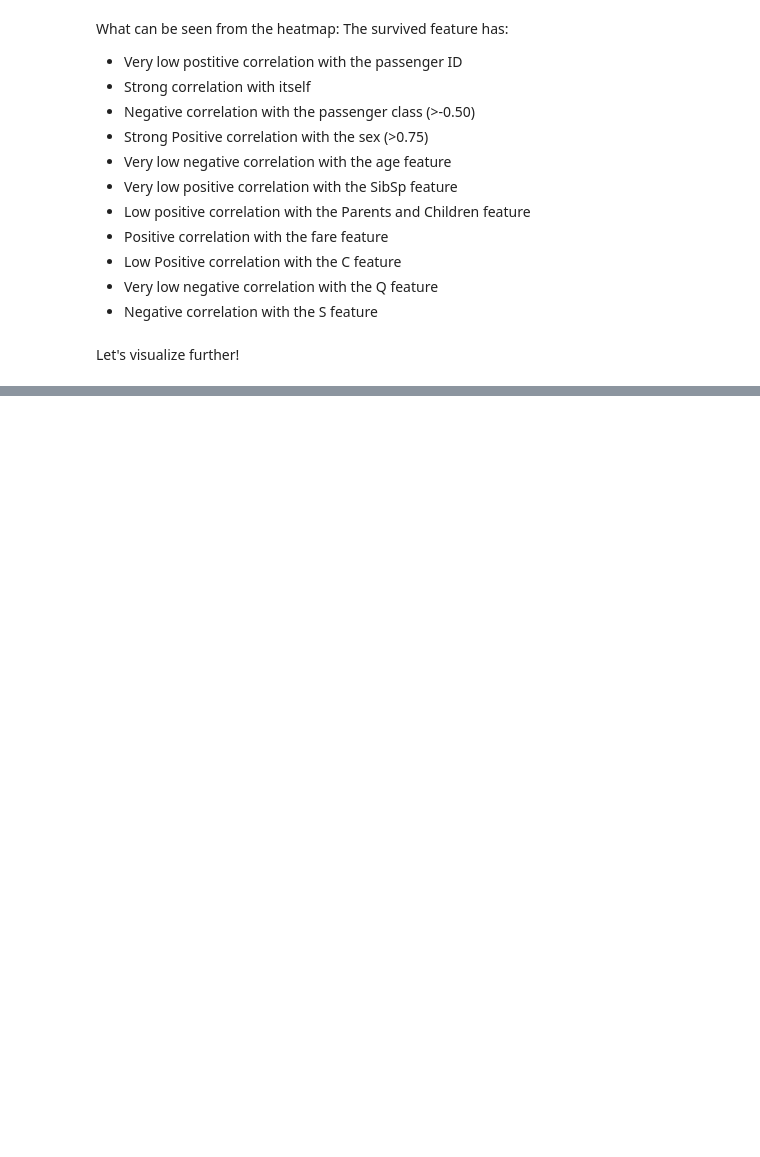
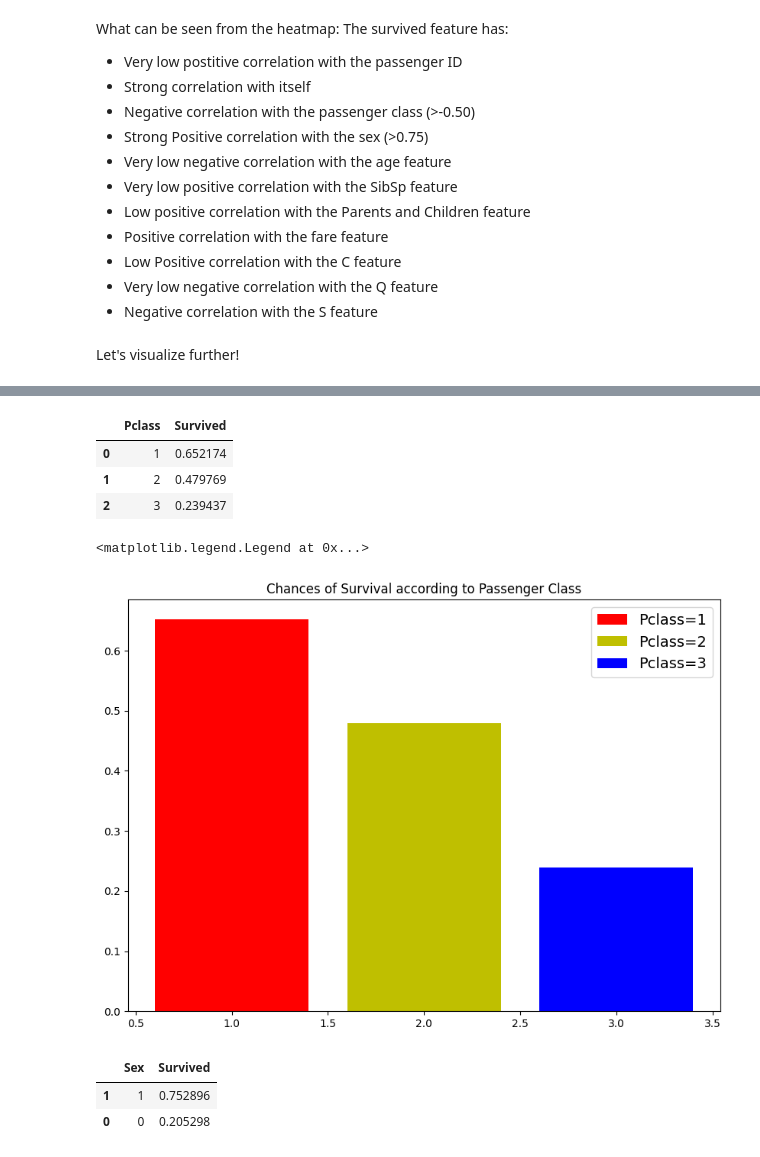
Before and after one commit to Abdullah-Nasir-Chowdhury/Titanic_DataAnalysisProject, a Jupyter notebook: intuition-on-the-titanic-dataset.ipynb, the cells around one changed output, grey strips where cells are left out. Saved outputs shown, nothing was run; the diff lists cells and outputs as text; code cells hidden in the pictures; blank space fills up the shorter version.

```diff
--- a/intuition-on-the-titanic-dataset.ipynb
+++ b/intuition-on-the-titanic-dataset.ipynb
@@ -469,0 +450,3 @@ join(other: 'DataFrame | Series | Iterable[DataFrame | Series]', on: 'IndexLabel
+# %%
+df9 = df8.copy()
+df9.head()
@@ -469,0 +478,25 @@ join(other: 'DataFrame | Series | Iterable[DataFrame | Series]', on: 'IndexLabel
+# %%
+df10=df9[['Pclass','Survived']].groupby(['Pclass'], as_index=False).mean().sort_values(by='Survived',ascending=False)
+df10
+# %% [output]
+|  | Pclass | Survived |
+| 0 | 1 | 0.652174 |
+| 1 | 2 | 0.479769 |
+| 2 | 3 | 0.239437 |
+# %%
+plt.figure(figsize=(10,7))
+plt.bar(df10.Pclass[0], df10.Survived[0], color='r', label="Pclass=1")
+plt.bar(df10.Pclass[1], df10.Survived[1], color='y',label="Pclass=2")
+plt.bar(df10.Pclass[2], df10.Survived[2], color='b', label="Pclass=3")
+plt.title('Chances of Survival according to Passenger Class')
+plt.legend(prop={'size':14})
+# %% [output]
+<matplotlib.legend.Legend at 0x...>
+[figure, added]
+# %%
+df11=df9[['Sex','Survived']].groupby(['Sex'],as_index=False).mean().sort_values(by='Survived',ascending=False)
+df11
+# %% [output]
+|  | Sex | Survived |
+| 1 | 1 | 0.752896 |
+| 0 | 0 | 0.205298 |
```
Also changed, not shown: parts of 46 cells of this notebook.
